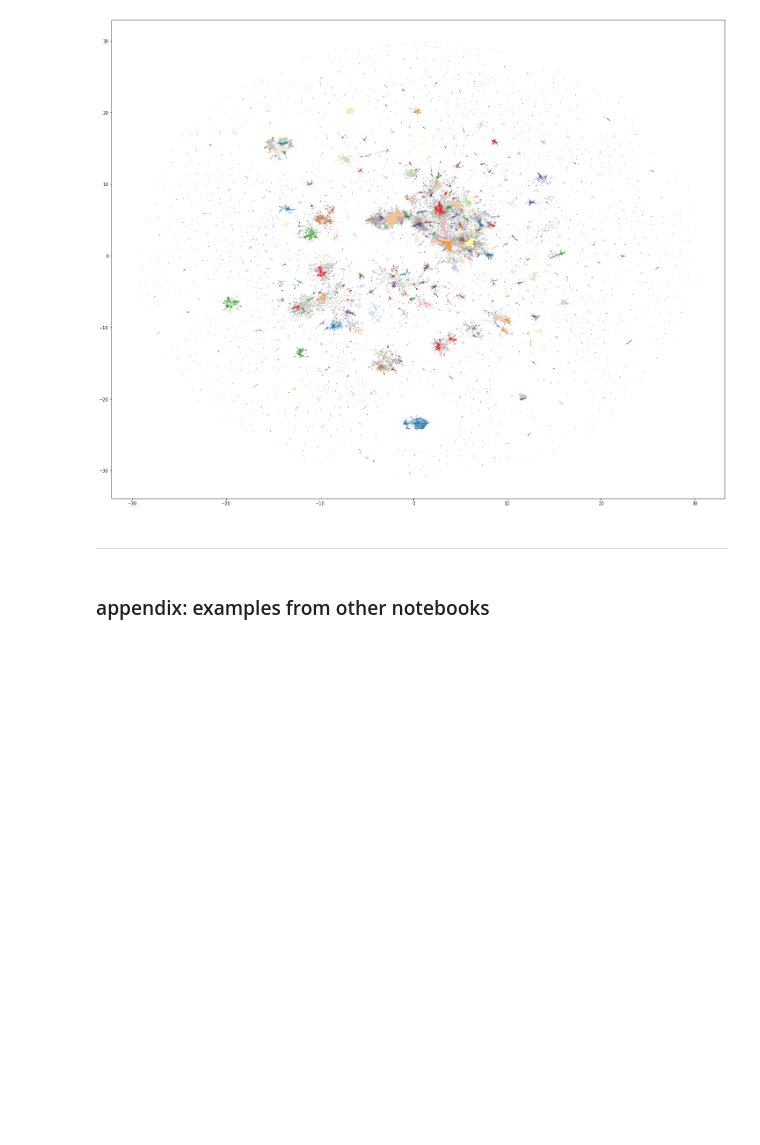
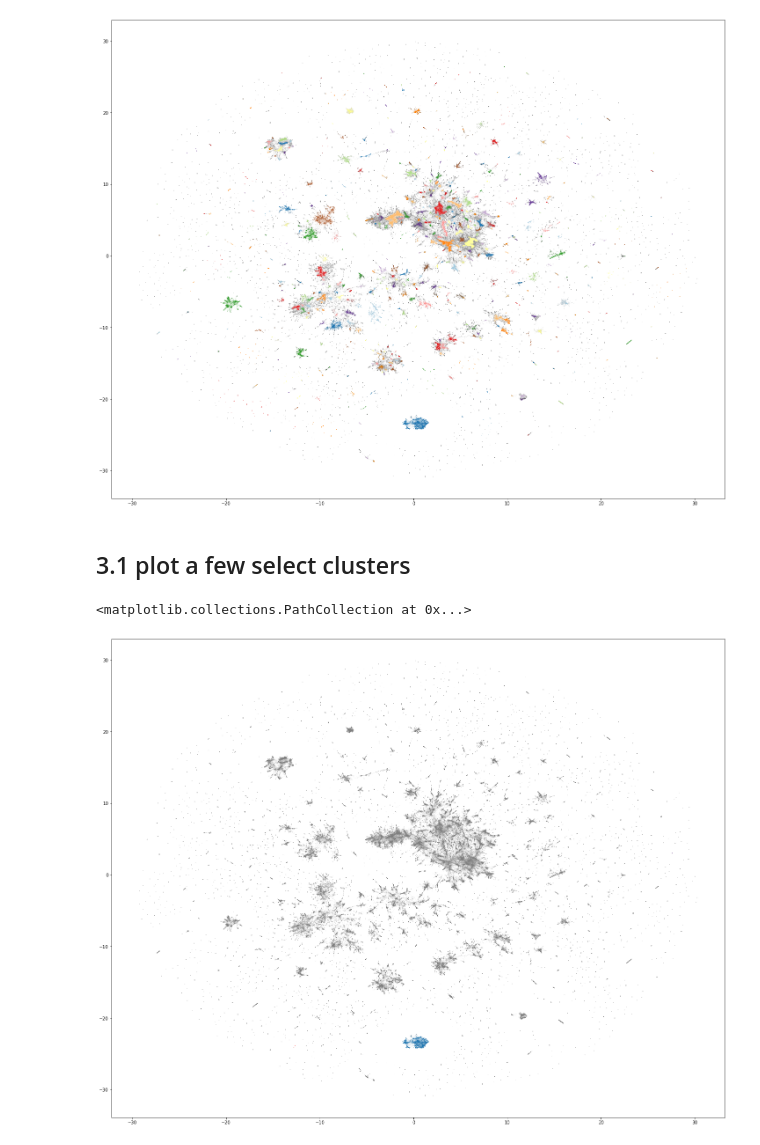
Before and after one commit to TheScienceMuseum/heritage-connector-vectors, a Jupyter notebook: notebooks/clustering/hdbscan.ipynb, the cells around one changed output. Saved outputs shown, nothing was run; the diff lists cells and outputs as text; code cells hidden in the pictures; blank space fills up the shorter version.

Commit message:
update hdbscan notebook

```diff
--- a/notebooks/clustering/hdbscan.ipynb
+++ b/notebooks/clustering/hdbscan.ipynb
@@ -146,7 +174,3 @@ plt.scatter(*umap_data.T, s=0.5, linewidth=0, c=cluster_member_colors, alpha=0.2
 # %% [output]
 <matplotlib.collections.PathCollection at 0x...>
 [figure]
-# %% [markdown]
----
-# %% [markdown]
-### appendix: examples from other notebooks
@@ -170,0 +177,17 @@ for EPS in [0.25, 0.5, 0.75]:
+# %% [markdown]
+## 3.1 plot a few select clusters
+# %%
+idxs = [1, 100, 45]
+
+color_palette = sns.color_palette('Paired', len(clusterer.labels_))
+cluster_colors = [color_palette[x] if x in idxs
+                  else (0.5, 0.5, 0.5)
+                  for x in clusterer.labels_]
+cluster_member_colors = [sns.desaturate(x, p) for x, p in
+                         zip(cluster_colors, clusterer.probabilities_)]
+
+fig, ax = plt.subplots(figsize=(25,20))
+plt.scatter(*umap_data.T, s=0.5, linewidth=0, c=cluster_member_colors, alpha=0.25)
+# %% [output]
+<matplotlib.collections.PathCollection at 0x...>
+[figure, added]
```
Also changed, not shown: parts of 5 cells of this notebook.
